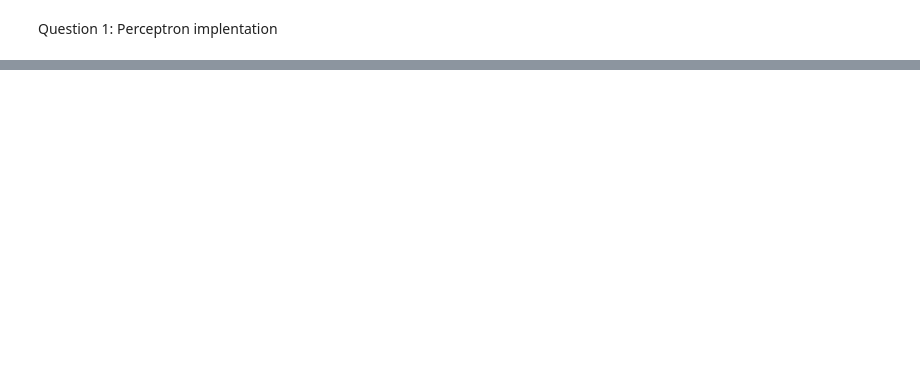
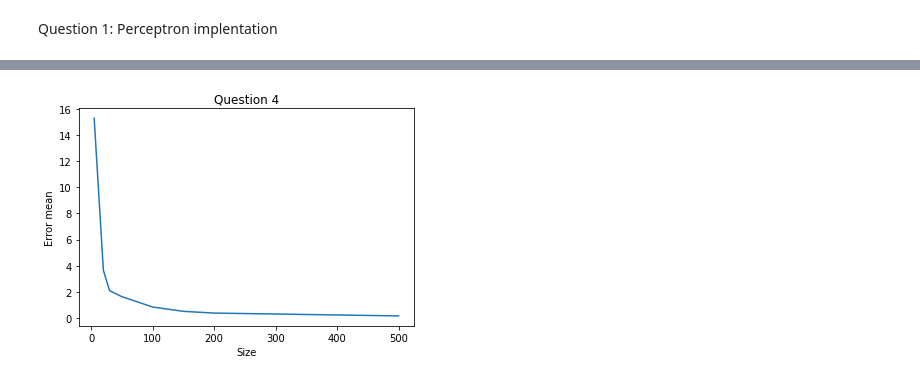
Before and after one commit to nadavWeisler/ComputationAndCognition, a Jupyter notebook: ex1/main.ipynb, the cells around one changed output, grey strips where cells are left out. Cells and saved outputs as stored; diff of their text form; code cells hidden in the pictures; blank space fills up the shorter version.

```diff
--- a/ex1/main.ipynb
+++ b/ex1/main.ipynb
@@ -65,0 +83,33 @@ plt.show()
+# %%
+size_options = np.array([5, 20, 30, 50, 100, 150, 200, 500])
+simulations = pd.DataFrame(np.repeat(size_options, 100), columns=['size'])
+optimal_weights = np.array([1,-1])
+simulations[["points","tag"]] = pd.DataFrame(simulations['size'].apply(lambda p: get_sample_data(n=2, P=p)).tolist())
+# %%
+def get_unit_vector(vector):
+    return vector / np.linalg.norm(vector)
+
+def angle_between_vectors(v1, v2):
+    v1_unit = get_unit_vector(v1)
+    v2_unit = get_unit_vector(v2)
+    return np.arccos(np.clip(np.dot(v1_unit, v2_unit), -1.0, 1.0))
+
+def compute_error(points, label):
+    weight_vector = perceptron(points, label, weight_init=1)
+    return np.rad2deg(angle_between_vectors(weight_vector, optimal_weights))
+# %%
+simulations['error'] = simulations.apply(
+    lambda row: compute_error(row["points"], row["tag"]), axis=1)
+# %%
+error_means = []
+for option in size_options:
+    error_means.append(
+        simulations.loc[simulations['size'] == option, "error"].mean())
+# %%
+plt.plot(size_options, error_means)
+plt.title("Question 4")
+plt.xlabel("Size")
+plt.ylabel("Error mean")
+plt.show()
+# %% [output]
+[figure, added]
```
Also changed, not shown: parts of 11 cells of this notebook, 2 other files.
